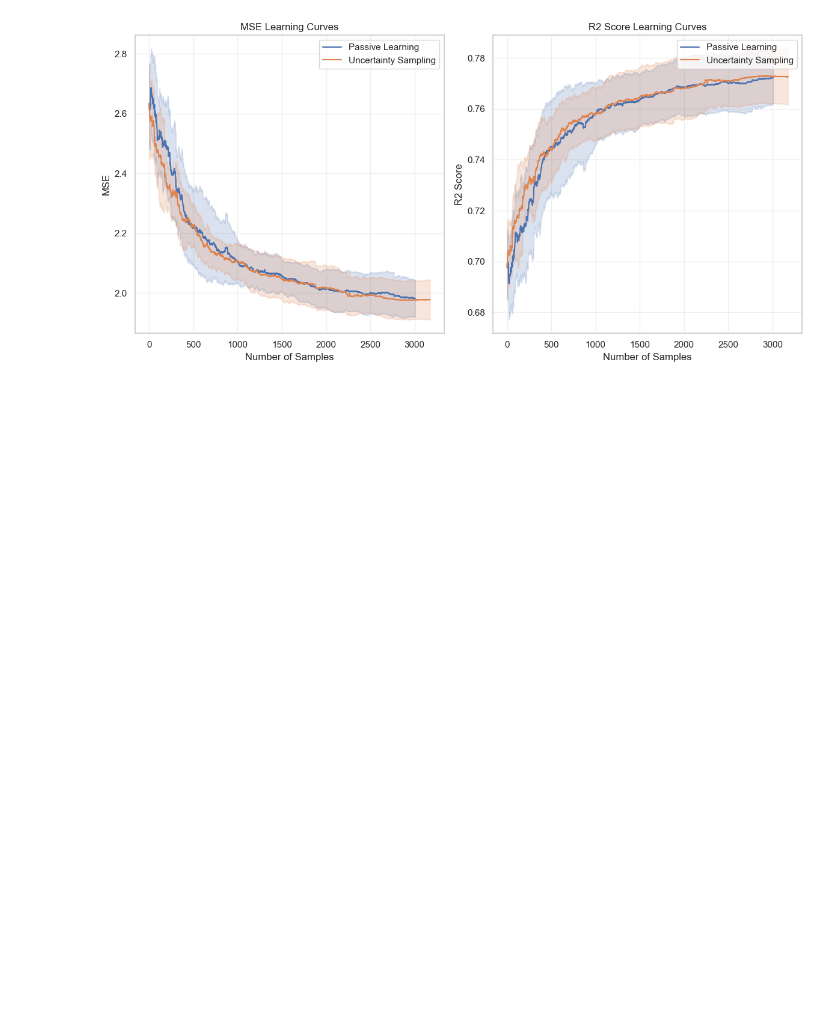
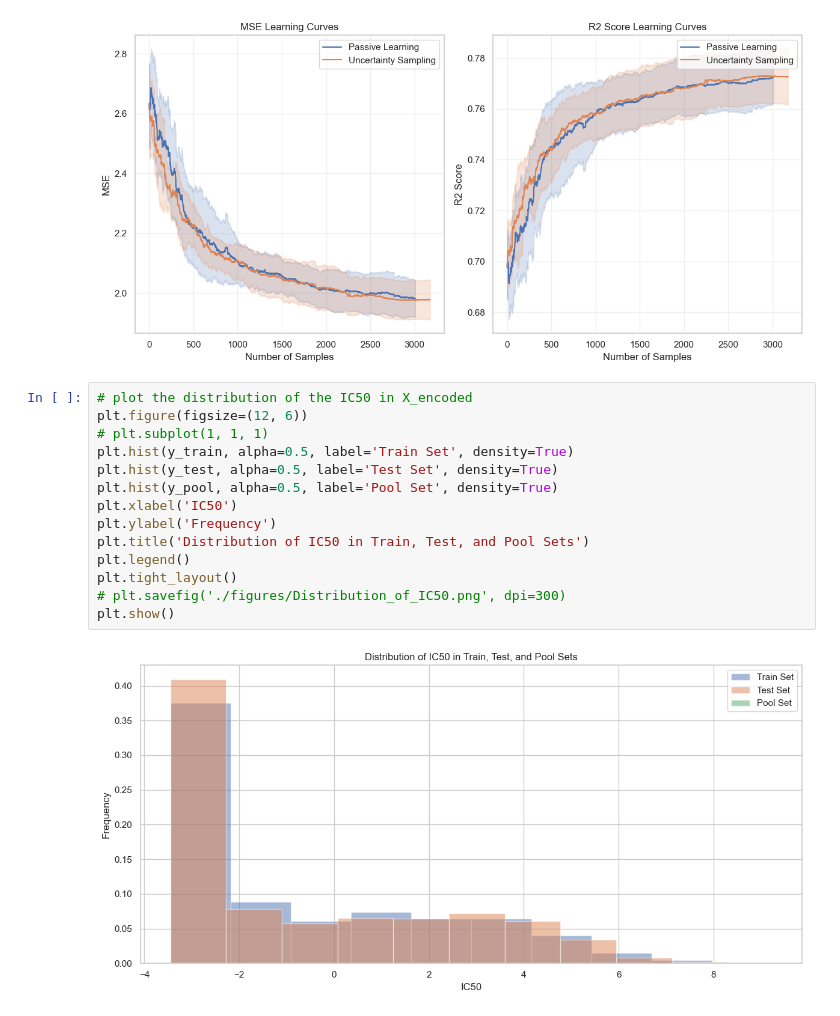
Before and after one commit to ShijieTang/Automation_GDSC, a Jupyter notebook: main.ipynb, the cells around one changed output. Saved outputs shown, nothing was run; the diff lists cells and outputs as text; blank space fills up the shorter version.

```diff
--- a/main.ipynb
+++ b/main.ipynb
@@ -581,3 +581,19 @@ result_dict = {
 plot_learning_curves(result_dict, save_path=None)
 # %% [output]
 [figure]
+# %%
+# plot the distribution of the IC50 in X_encoded
+plt.figure(figsize=(12, 6))
+# plt.subplot(1, 1, 1)
+plt.hist(y_train, alpha=0.5, label='Train Set', density=True)
+plt.hist(y_test, alpha=0.5, label='Test Set', density=True)
+plt.hist(y_pool, alpha=0.5, label='Pool Set', density=True)
+plt.xlabel('IC50')
+plt.ylabel('Frequency')
+plt.title('Distribution of IC50 in Train, Test, and Pool Sets')
+plt.legend()
+plt.tight_layout()
+# plt.savefig('./figures/Distribution_of_IC50.png', dpi=300)
+plt.show()
+# %% [output]
+[figure, added]
```
Also changed, not shown: 1 other file.
